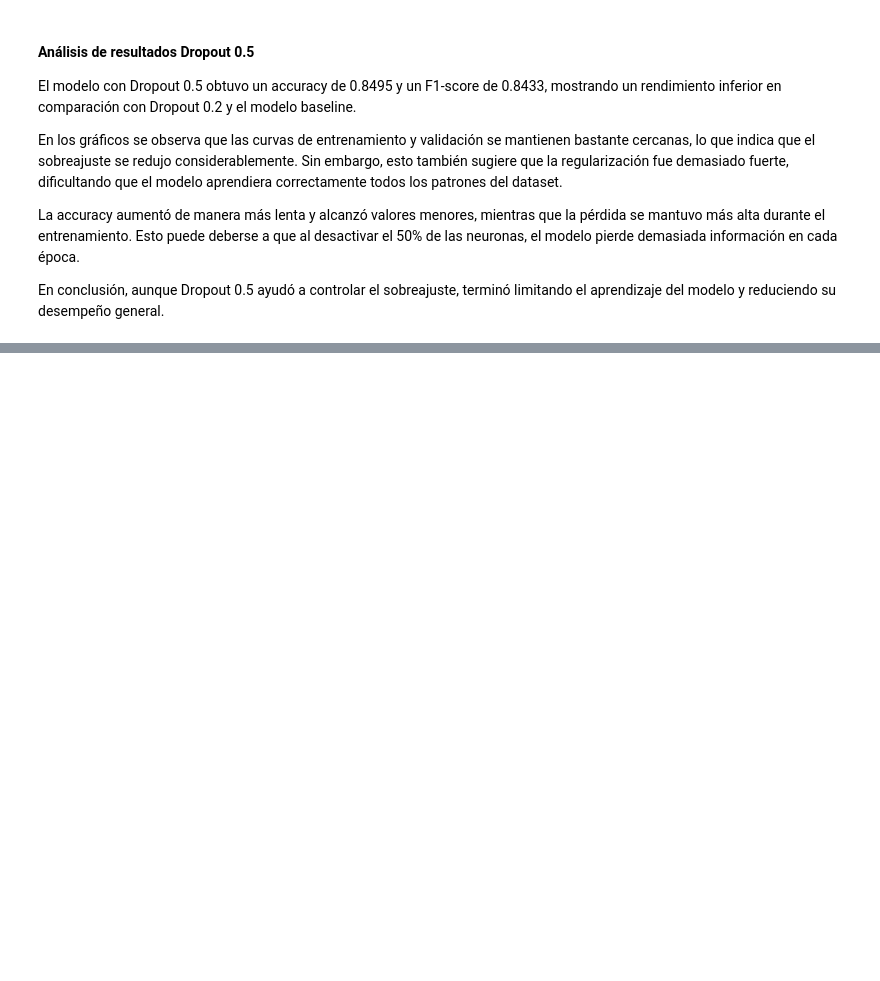
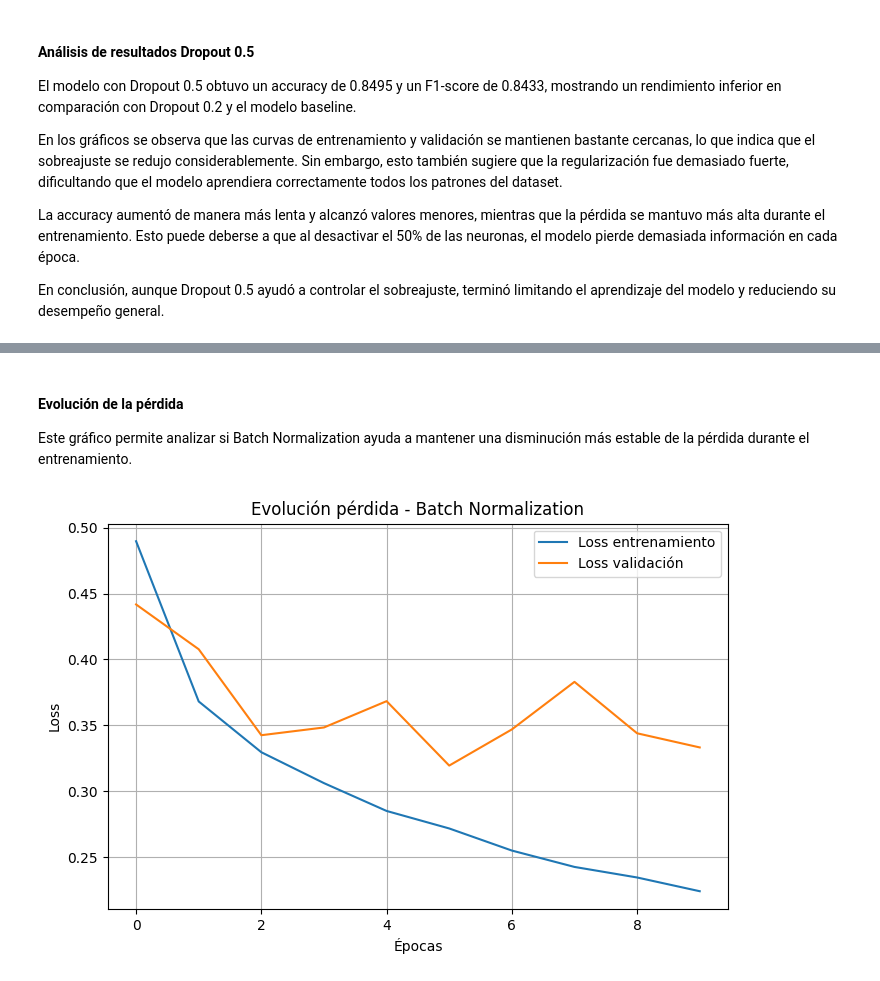
Before and after one commit to Francheskacisterna/Evaluacion_n1, a Jupyter notebook: Evaluacion_n2.ipynb, the cells around one changed output, grey strips where cells are left out. Drawn from its saved outputs; the diff is of its cells as text; code cells hidden in the pictures; blank space fills up the shorter version.

```diff
--- a/Evaluacion_n2.ipynb
+++ b/Evaluacion_n2.ipynb
@@ -973,0 +1103,20 @@ En conclusión, aunque Dropout 0.5 ayudó a controlar el sobreajuste, terminó l
+# %% [markdown]
+#### Evolución de la pérdida
+
+Este gráfico permite analizar si Batch Normalization ayuda a mantener una disminución más estable de la pérdida durante el entrenamiento.
+# %%
+plt.figure(figsize=(8,5))
+
+plt.plot(history_bn.history['loss'], label='Loss entrenamiento')
+plt.plot(history_bn.history['val_loss'], label='Loss validación')
+
+plt.title('Evolución pérdida - Batch Normalization')
+plt.xlabel('Épocas')
+plt.ylabel('Loss')
+
+plt.legend()
+plt.grid(True)
+
+plt.show()
+# %% [output]
+[figure, added]
```
Also changed, not shown: parts of 14 cells of this notebook.
